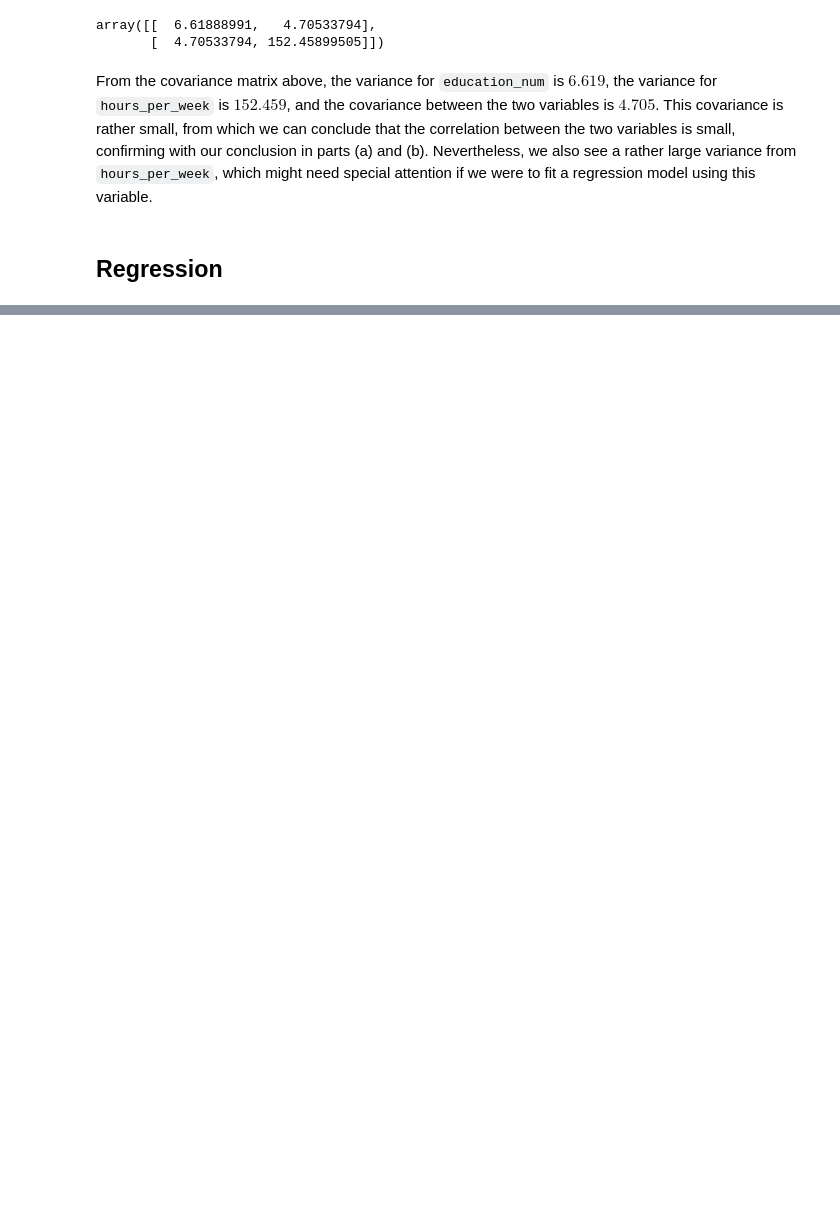
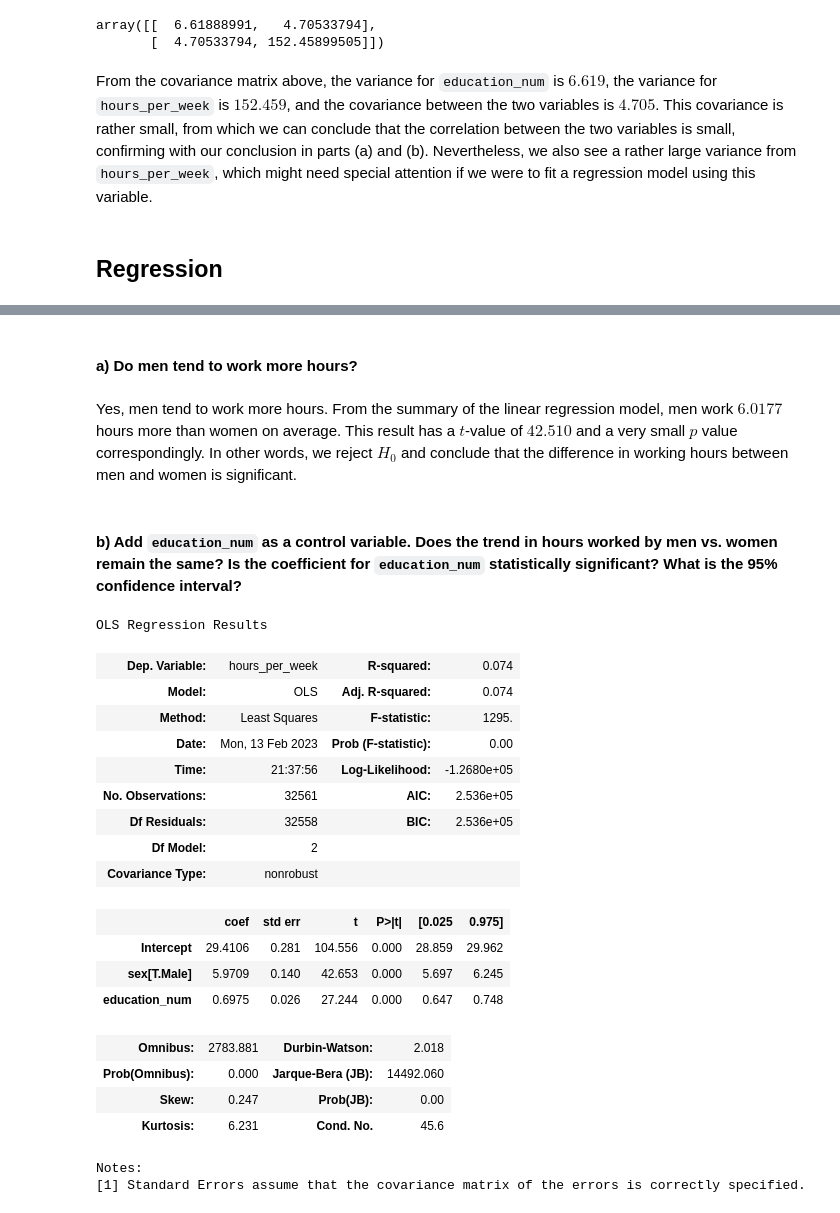
Before and after one commit to BullDF/JSC270_HW2_2022_YMENG, a Jupyter notebook: Assignment2_YMENG.ipynb, the cells around one changed output, grey strips where cells are left out. Drawn from its saved outputs; the diff is of its cells as text; code cells hidden in the pictures; blank space fills up the shorter version.

```diff
--- a/Assignment2_YMENG.ipynb
+++ b/Assignment2_YMENG.ipynb
@@ -328,0 +352,30 @@ From the covariance matrix above, the variance for `education_num` is $6.619$, t
+# %% [markdown]
+#### a) Do men tend to work more hours?
+# %% [markdown]
+Yes, men tend to work more hours. From the summary of the linear regression model, men work $6.0177$ hours more than women on average. This result has a $t$-value of $42.510$ and a very small $p$ value correspondingly. In other words, we reject $H_0$ and conclude that the difference in working hours between men and women is significant.
+# %% [markdown]
+#### b) Add `education_num` as a control variable. Does the trend in hours worked by men vs. women remain the same? Is the coefficient for `education_num` statistically significant? What is the 95% confidence interval?
+# %%
+model2 = smf.ols('hours_per_week ~ sex + education_num', data=income94).fit()
+model2.summary()
+# %% [output]
+OLS Regression Results
+| Dep. Variable: | hours_per_week | R-squared: | 0.074 |
+| Model: | OLS | Adj. R-squared: | 0.074 |
+| Method: | Least Squares | F-statistic: | 1295. |
+| Date: | Mon, 13 Feb 2023 | Prob (F-statistic): | 0.00 |
+| Time: | 21:37:56 | Log-Likelihood: | -1.2680e+05 |
+| No. Observations: | 32561 | AIC: | 2.536e+05 |
+| Df Residuals: | 32558 | BIC: | 2.536e+05 |
+| Df Model: | 2 |  |  |
+| Covariance Type: | nonrobust |  |  |
+|  | coef | std err | t | P>|t| | [0.025 | 0.975] |
+| Intercept | 29.4106 | 0.281 | 104.556 | 0.000 | 28.859 | 29.962 |
+| sex[T.Male] | 5.9709 | 0.140 | 42.653 | 0.000 | 5.697 | 6.245 |
+| education_num | 0.6975 | 0.026 | 27.244 | 0.000 | 0.647 | 0.748 |
+| Omnibus: | 2783.881 | Durbin-Watson: | 2.018 |
+| Prob(Omnibus): | 0.000 | Jarque-Bera (JB): | 14492.060 |
+| Skew: | 0.247 | Prob(JB): | 0.00 |
+| Kurtosis: | 6.231 | Cond. No. | 45.6 |
+Notes:
+[1] Standard Errors assume that the covariance matrix of the errors is correctly specified.
```
Also changed, not shown: parts of 13 cells of this notebook.
